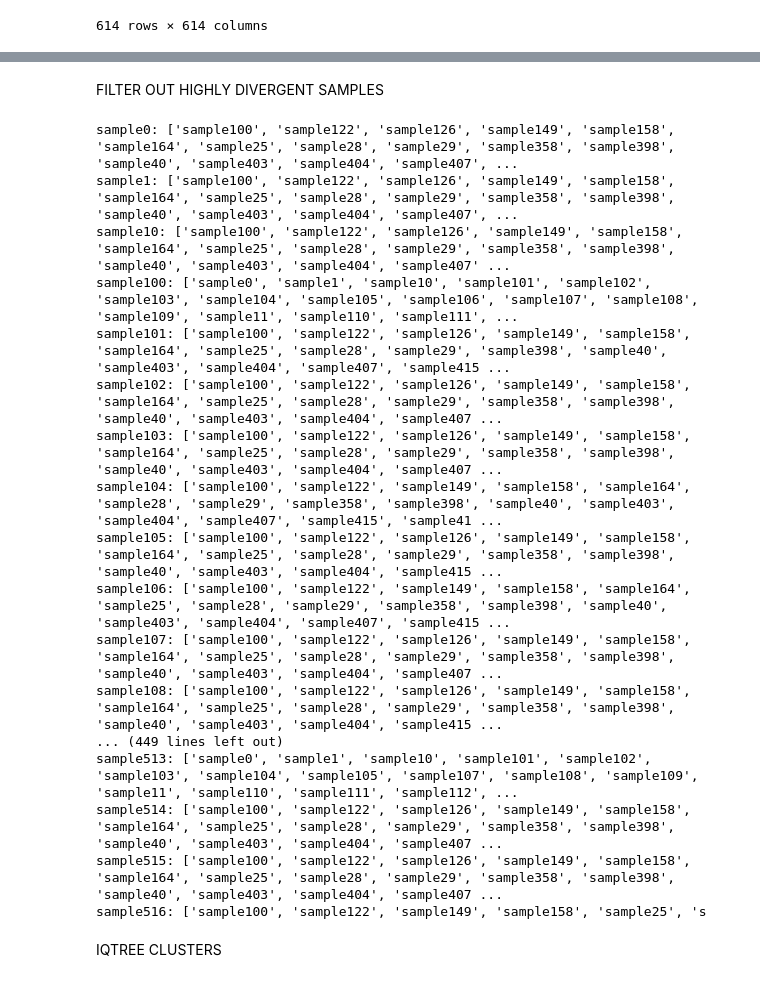
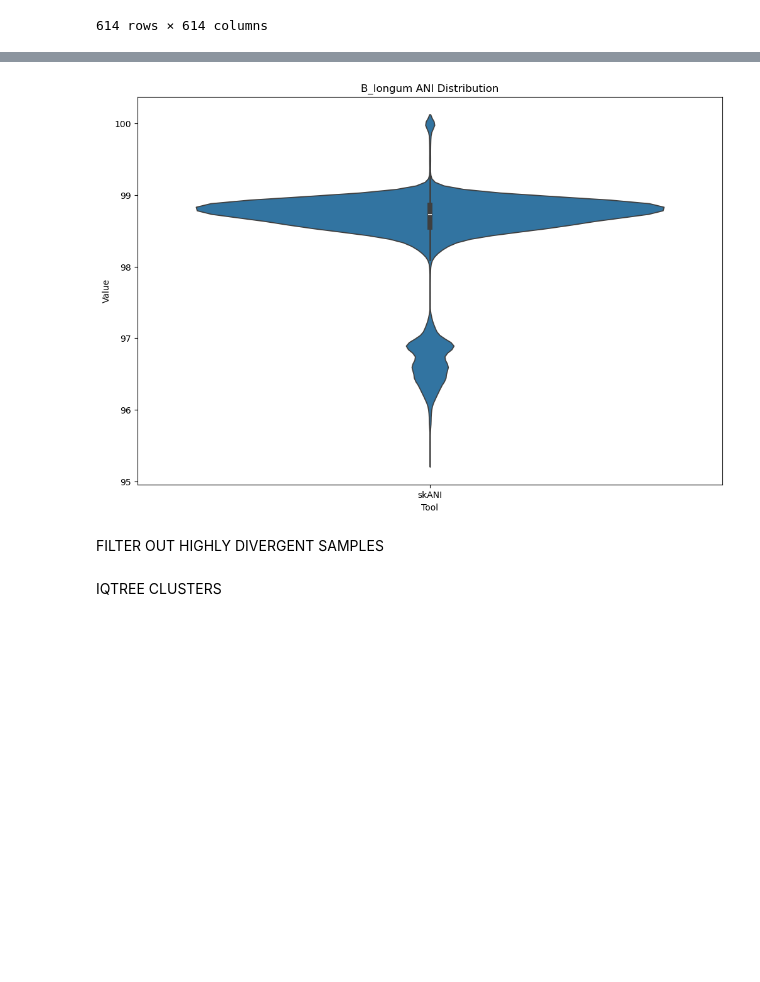
Before and after one commit to annaliese8/PopGenStats_Project, a Jupyter notebook: strain_level_clustering.ipynb, the cells around one changed output, grey strips where cells are left out. Drawn from its saved outputs; the diff is of its cells as text; code cells hidden in the pictures; blank space fills up the shorter version.

```diff
--- a/strain_level_clustering.ipynb
+++ b/strain_level_clustering.ipynb
@@ -155,32 +182,21 @@ sns.heatmap(new_skani_matrix)
+# %%
+plt.figure(figsize=(12, 8))
+sns.violinplot(data=filtered_melted_df, x='Tool', y='Value')
+plt.title(f'{species} ANI Distribution')
+plt.show()
+# %% [output]
+[figure, added]
 # %% [markdown]
 FILTER OUT HIGHLY DIVERGENT SAMPLES
 # %%
-less_than_97_dict = {}
+# less_than_97_dict = {}
 
-for sample in new_skani_matrix.index:
-    less_than_97 = new_skani_matrix.columns[new_skani_matrix.loc[sample] < 97].tolist()
-    less_than_97_dict[sample] = less_than_97
+# for sample in new_skani_matrix.index:
+#     less_than_97 = new_skani_matrix.columns[new_skani_matrix.loc[sample] < 97].tolist()
+#     less_than_97_dict[sample] = less_than_97
 
-for sample, low_similarity_samples in less_than_97_dict.items():
-    print(f"{sample}: {low_similarity_samples}")
+# for sample, low_similarity_samples in less_than_97_dict.items():
+#     print(f"{sample}: {low_similarity_samples}")
-# %% [output]
-sample0: ['sample100', 'sample122', 'sample126', 'sample149', 'sample158', 'sample164', 'sample25', 'sample28', 'sample29', 'sample358', 'sample398', 'sample40', 'sample403', 'sample404', 'sample407', ...
-sample1: ['sample100', 'sample122', 'sample126', 'sample149', 'sample158', 'sample164', 'sample25', 'sample28', 'sample29', 'sample358', 'sample398', 'sample40', 'sample403', 'sample404', 'sample407', ...
-sample10: ['sample100', 'sample122', 'sample126', 'sample149', 'sample158', 'sample164', 'sample25', 'sample28', 'sample29', 'sample358', 'sample398', 'sample40', 'sample403', 'sample404', 'sample407' ...
-sample100: ['sample0', 'sample1', 'sample10', 'sample101', 'sample102', 'sample103', 'sample104', 'sample105', 'sample106', 'sample107', 'sample108', 'sample109', 'sample11', 'sample110', 'sample111', ...
-sample101: ['sample100', 'sample122', 'sample126', 'sample149', 'sample158', 'sample164', 'sample25', 'sample28', 'sample29', 'sample398', 'sample40', 'sample403', 'sample404', 'sample407', 'sample415 ...
-sample102: ['sample100', 'sample122', 'sample126', 'sample149', 'sample158', 'sample164', 'sample25', 'sample28', 'sample29', 'sample358', 'sample398', 'sample40', 'sample403', 'sample404', 'sample407 ...
-sample103: ['sample100', 'sample122', 'sample126', 'sample149', 'sample158', 'sample164', 'sample25', 'sample28', 'sample29', 'sample358', 'sample398', 'sample40', 'sample403', 'sample404', 'sample407 ...
-sample104: ['sample100', 'sample122', 'sample149', 'sample158', 'sample164', 'sample28', 'sample29', 'sample358', 'sample398', 'sample40', 'sample403', 'sample404', 'sample407', 'sample415', 'sample41 ...
-sample105: ['sample100', 'sample122', 'sample126', 'sample149', 'sample158', 'sample164', 'sample25', 'sample28', 'sample29', 'sample358', 'sample398', 'sample40', 'sample403', 'sample404', 'sample415 ...
-sample106: ['sample100', 'sample122', 'sample149', 'sample158', 'sample164', 'sample25', 'sample28', 'sample29', 'sample358', 'sample398', 'sample40', 'sample403', 'sample404', 'sample407', 'sample415 ...
-sample107: ['sample100', 'sample122', 'sample126', 'sample149', 'sample158', 'sample164', 'sample25', 'sample28', 'sample29', 'sample358', 'sample398', 'sample40', 'sample403', 'sample404', 'sample407 ...
-sample108: ['sample100', 'sample122', 'sample126', 'sample149', 'sample158', 'sample164', 'sample25', 'sample28', 'sample29', 'sample358', 'sample398', 'sample40', 'sample403', 'sample404', 'sample415 ...
-... (449 lines left out)
-sample513: ['sample0', 'sample1', 'sample10', 'sample101', 'sample102', 'sample103', 'sample104', 'sample105', 'sample107', 'sample108', 'sample109', 'sample11', 'sample110', 'sample111', 'sample112', ...
-sample514: ['sample100', 'sample122', 'sample126', 'sample149', 'sample158', 'sample164', 'sample25', 'sample28', 'sample29', 'sample358', 'sample398', 'sample40', 'sample403', 'sample404', 'sample407 ...
-sample515: ['sample100', 'sample122', 'sample126', 'sample149', 'sample158', 'sample164', 'sample25', 'sample28', 'sample29', 'sample358', 'sample398', 'sample40', 'sample403', 'sample404', 'sample407 ...
-sample516: ['sample100', 'sample122', 'sample149', 'sample158', 'sample25', 's
 # %%
 dissimilarity_matrix = 100 - new_skani_matrix
 
```
Also changed, not shown: parts of 15 cells of this notebook.
